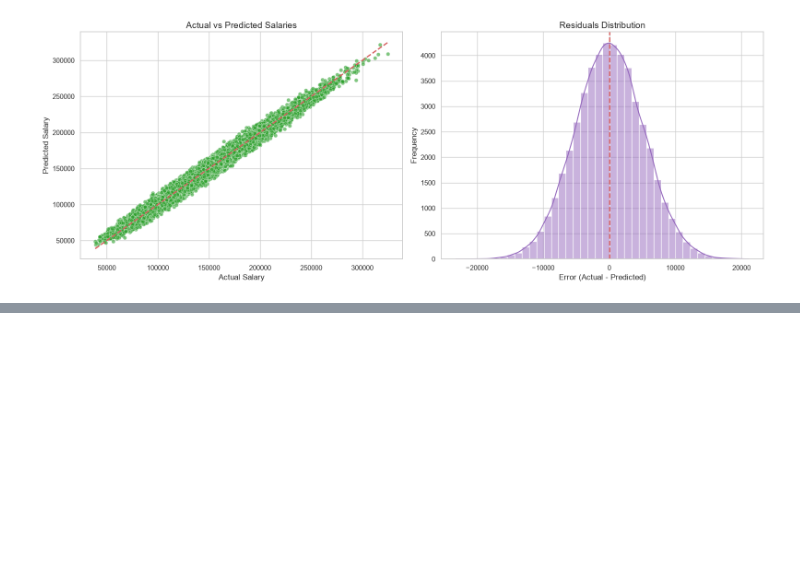
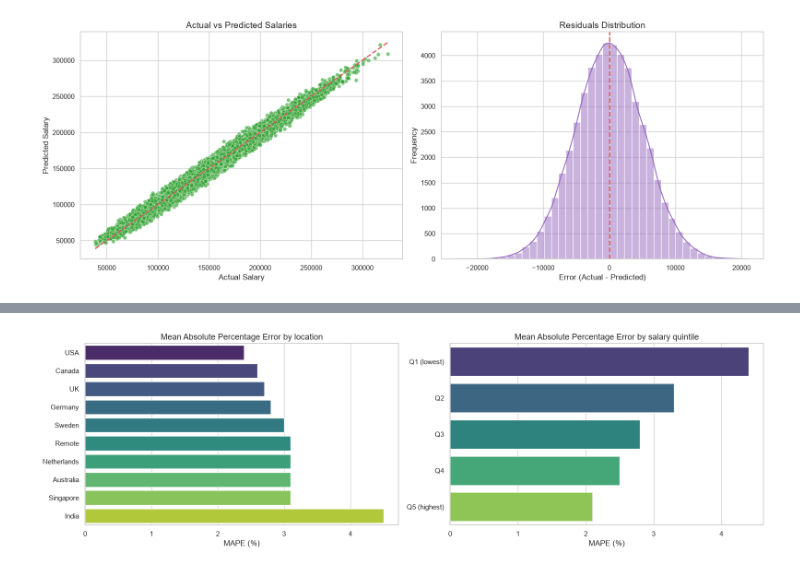
Before and after one commit to arguar13/Employee-Salary-Prediction-regression-machine-learning-, a Jupyter notebook: notebooks/Employee Salary Prediction.ipynb, the cells around one changed output, grey strips where cells are left out. Cells and saved outputs as stored; diff of their text form; code cells hidden in the pictures; blank space fills up the shorter version.

```diff
--- a/notebooks/Employee Salary Prediction.ipynb
+++ b/notebooks/Employee Salary Prediction.ipynb
@@ -355,7 +369,7 @@ Evaluating LightGBM...
 Dynamically injecting the best baseline model into an Optuna study to find the most optimal hyperparameters for production.
 # %%
 # Dynamically identify the best model from the benchmarking step
-best_model_name = benchmark_results.iloc[0]['Model']
+best_model_name = benchmark_results.query("Model != 'Baseline (Mean)'").iloc[0]['Model']
 print(f"Best model automatically selected for tuning: {best_model_name}")
 
 # Returns the hyperparameter search space specific to the selected model.
@@ -445,10 +459,12 @@ optuna.logging.set_verbosity(optuna.logging.WARNING)
 study = optuna.create_study(direction='maximize', sampler=optuna.samplers.TPESampler(seed=RANDOM_STATE))
 
 print(f"Starting Optuna Tuning for {best_model_name}...")
-study.optimize(lambda trial: objective(trial, best_model_name, X_train, y_train, X_val, y_val), n_trials=10, show_progress_bar=True)
+study.optimize(lambda trial: objective(trial, best_model_name, X_train, y_train, X_val, y_val), n_trials=10, show_progress_bar=False)
 
 print("Optimization Completed.")
 print(f"Best Validation R2-Score: {study.best_value:.4f}")
+baseline_val_r2 = benchmark_results.set_index('Model').loc[best_model_name, 'Validation_R2']
+print(f"Untuned {best_model_name} Validation R2-Score: {baseline_val_r2:.4f}")
 print(f"Best Parameters: {study.best_params}")
 # %% [output]
 Best model automatically selected for tuning: LightGBM
@@ -519,0 +547,18 @@ plot_regression_diagnostics(y_test, y_pred)
+# %%
+error_df = X_test[['location', 'job_title', 'company_size']].copy()
+error_df['actual'] = y_test
+error_df['abs_error'] = np.abs(y_test - y_pred)
+error_df['pct_error'] = 100 * error_df['abs_error'] / y_test
+error_df['salary_quintile'] = pd.qcut(y_test, 5, labels=['Q1 (lowest)', 'Q2', 'Q3', 'Q4', 'Q5 (highest)'])
+
+def error_by(segment: str) -> pd.DataFrame:
+    return (error_df.groupby(segment, observed=True)
+            .agg(n=('actual', 'size'), median_salary=('actual', 'median'),
+                 MAE=('abs_error', 'mean'), MAPE_pct=('pct_error', 'mean'))
+            .sort_values('MAPE_pct')
+            .round(1))
+
+segment_tables = {seg: error_by(seg) for seg in ['location', 'job_title', 'company_size', 'salary_quintile']}
+for seg, table in segment_tables.items():
+    print(f"\nError by {seg}:")
+    display(table)
@@ -519,0 +610,12 @@ plot_regression_diagnostics(y_test, y_pred)
+# %%
+fig, axes = plt.subplots(1, 2, figsize=(16, 5))
+for ax, seg in zip(axes, ['location', 'salary_quintile']):
+    table = segment_tables[seg].reset_index()
+    sns.barplot(data=table, x='MAPE_pct', y=seg, hue=seg, palette='viridis', legend=False, ax=ax)
+    ax.set_title(f'Mean Absolute Percentage Error by {seg.replace("_", " ")}', fontsize=13)
+    ax.set_xlabel('MAPE (%)')
+    ax.set_ylabel('')
+plt.tight_layout()
+plt.show()
+# %% [output]
+[figure, added]
```
Also changed, not shown: parts of 12 cells of this notebook, 3 other files.
